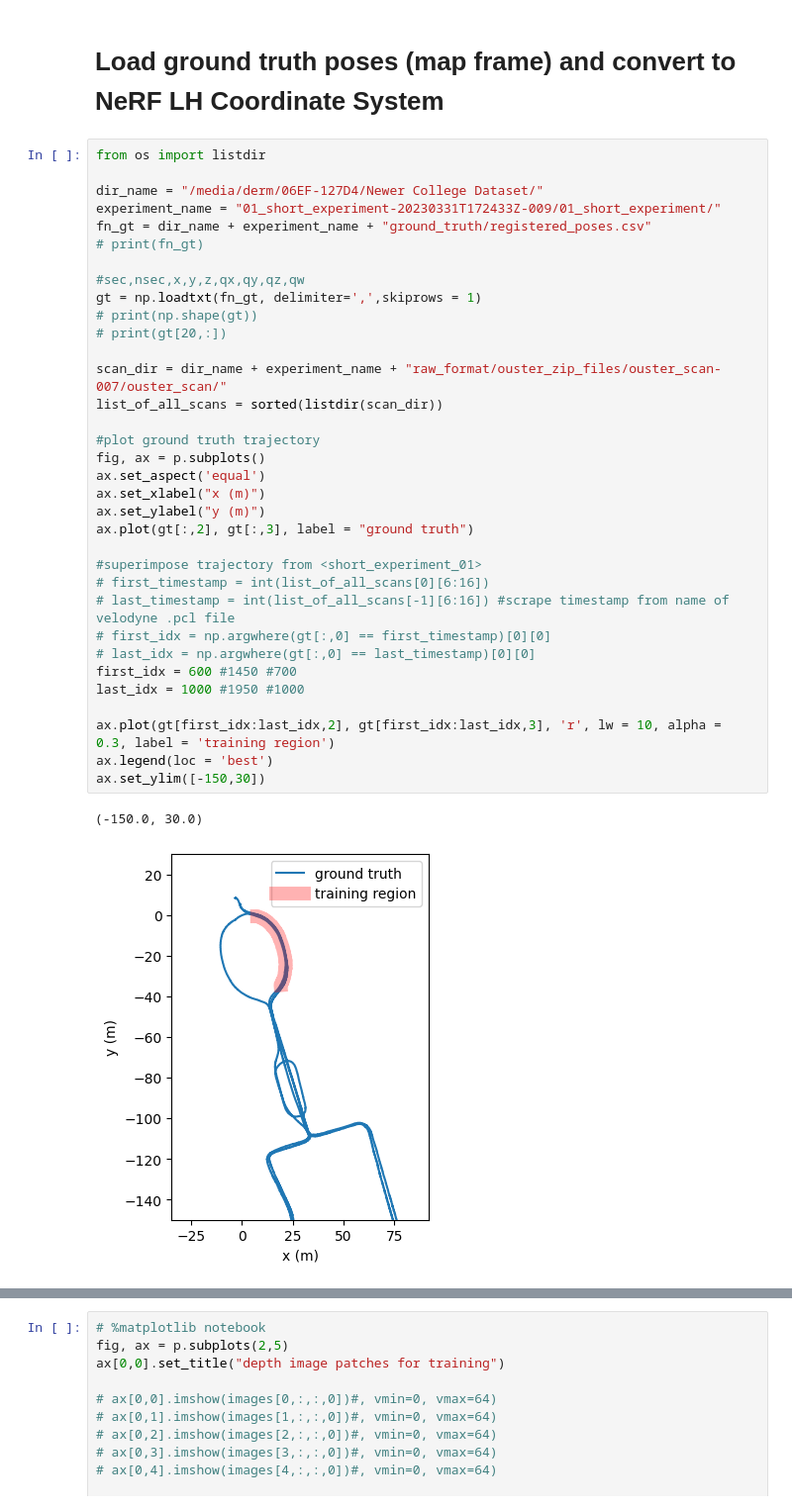
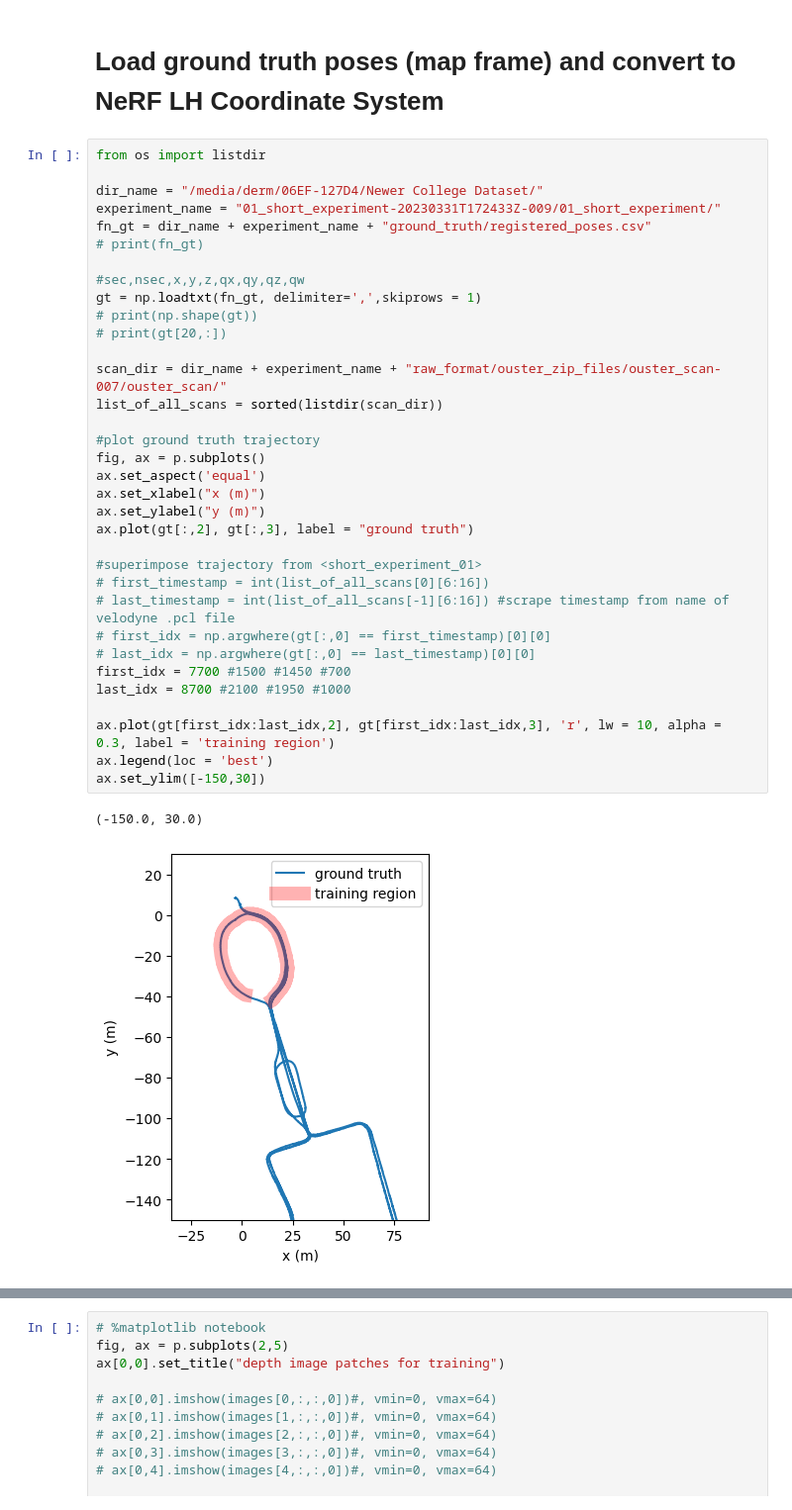
Before and after one commit to mcdermatt/ASAR, a Jupyter notebook: v3/nerf/NeWER_CoLLEGE_LiDAR_NeRF.ipynb, the cells around one changed output, grey strips where cells are left out. Shown at 99% size. Drawn from its saved outputs; the diff is of its cells as text.

```diff
--- a/v3/nerf/NeWER_CoLLEGE_LiDAR_NeRF.ipynb
+++ b/v3/nerf/NeWER_CoLLEGE_LiDAR_NeRF.ipynb
@@ -205,36 +209,36 @@ dir_name = "/media/derm/06EF-127D4/Newer College Dataset/"
 experiment_name = "01_short_experiment-20230331T172433Z-009/01_short_experiment/"
 fn_gt = dir_name + experiment_name + "ground_truth/registered_poses.csv"
 # print(fn_gt)
 
 #sec,nsec,x,y,z,qx,qy,qz,qw
 gt = np.loadtxt(fn_gt, delimiter=',',skiprows = 1)
 # print(np.shape(gt))
 # print(gt[20,:])
 
 scan_dir = dir_name + experiment_name + "raw_format/ouster_zip_files/ouster_scan-007/ouster_scan/"
 list_of_all_scans = sorted(listdir(scan_dir))
 
 #plot ground truth trajectory
 fig, ax = p.subplots()
 ax.set_aspect('equal')
 ax.set_xlabel("x (m)")
 ax.set_ylabel("y (m)")
 ax.plot(gt[:,2], gt[:,3], label = "ground truth")
 
 #superimpose trajectory from <short_experiment_01>
 # first_timestamp = int(list_of_all_scans[0][6:16])
 # last_timestamp = int(list_of_all_scans[-1][6:16]) #scrape timestamp from name of velodyne .pcl file
 # first_idx = np.argwhere(gt[:,0] == first_timestamp)[0][0]
 # last_idx = np.argwhere(gt[:,0] == last_timestamp)[0][0]
-first_idx = 600 #1450 #700
-last_idx = 1000 #1950 #1000
+first_idx = 7700 #1500 #1450 #700
+last_idx = 8700 #2100 #1950 #1000
 
 ax.plot(gt[first_idx:last_idx,2], gt[first_idx:last_idx,3], 'r', lw = 10, alpha = 0.3, label = 'training region')
 ax.legend(loc = 'best')
 ax.set_ylim([-150,30])
 # %% [output]
 (-150.0, 30.0)
-[figure, old version]
+[figure, new version]
 # %%
 from time import sleep
 #convert gt from xyzquat to homogenous rotation matrix
```
Also changed, not shown: parts of 48 cells of this notebook.
